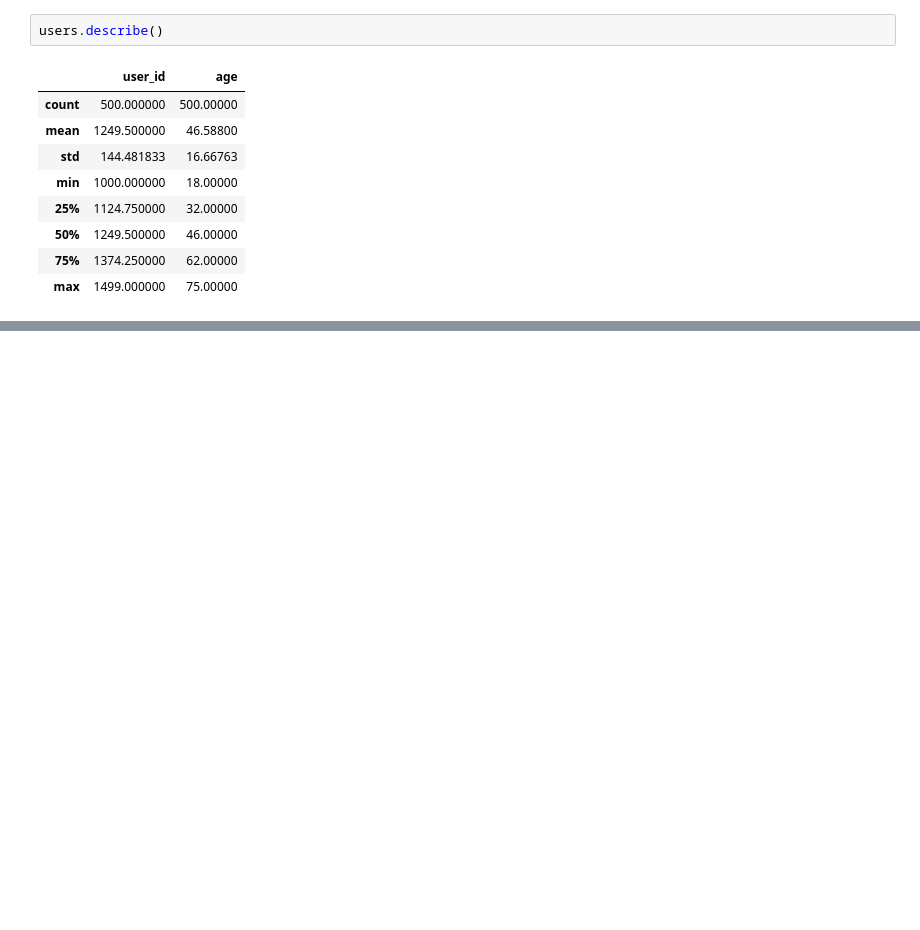
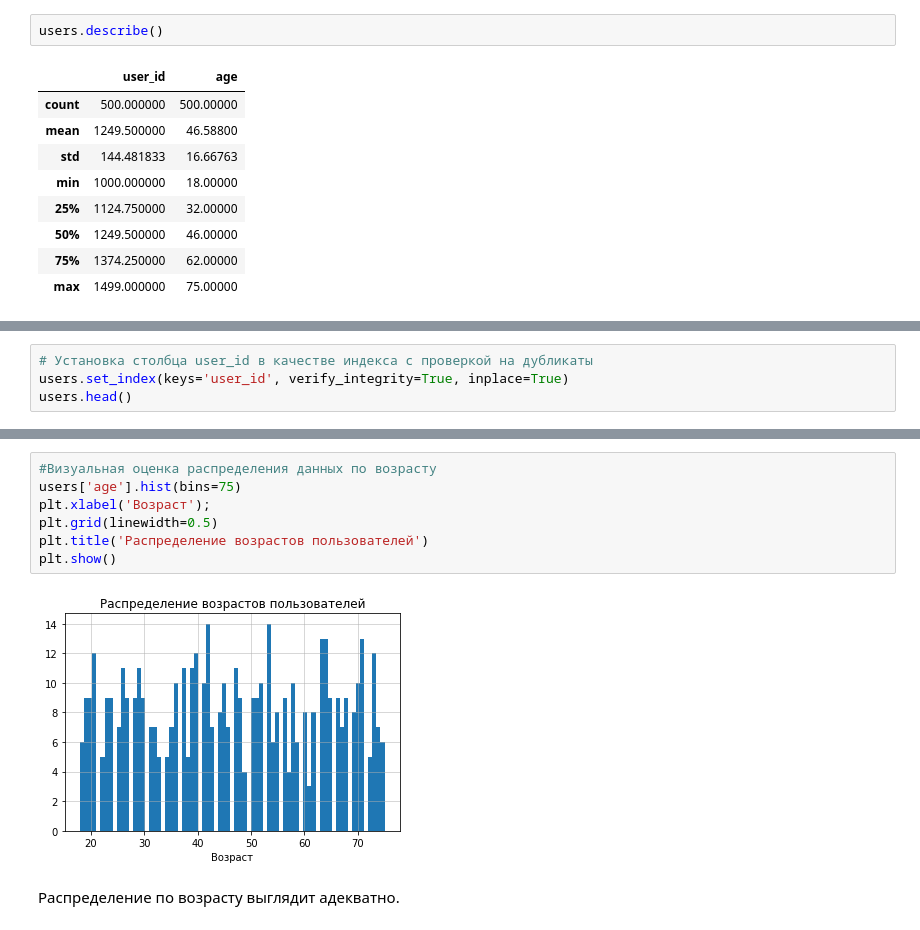
Before and after one commit to FrolovskiyKirill/Data-Science-Projects, a Jupyter notebook: Project_Three.ipynb, the cells around one changed output, grey strips where cells are left out. Cells and saved outputs as stored; diff of their text form; blank space fills up the shorter version.

```diff
--- a/Project_Three.ipynb
+++ b/Project_Three.ipynb
@@ -213,0 +225,4 @@ users.describe()
+# %%
+# Установка столбца user_id в качестве индекса с проверкой на дубликаты
+users.set_index(keys='user_id', verify_integrity=True, inplace=True)
+users.head()
@@ -213,0 +237,11 @@ users.describe()
+# %%
+#Визуальная оценка распределения данных по возрасту
+users['age'].hist(bins=75)
+plt.xlabel('Возраст');
+plt.grid(linewidth=0.5)
+plt.title('Распределение возрастов пользователей')
+plt.show()
+# %% [output]
+[figure, added]
+# %% [markdown]
+Распределение по возрасту выглядит адекватно.
```
Also changed, not shown: parts of 49 cells of this notebook.
